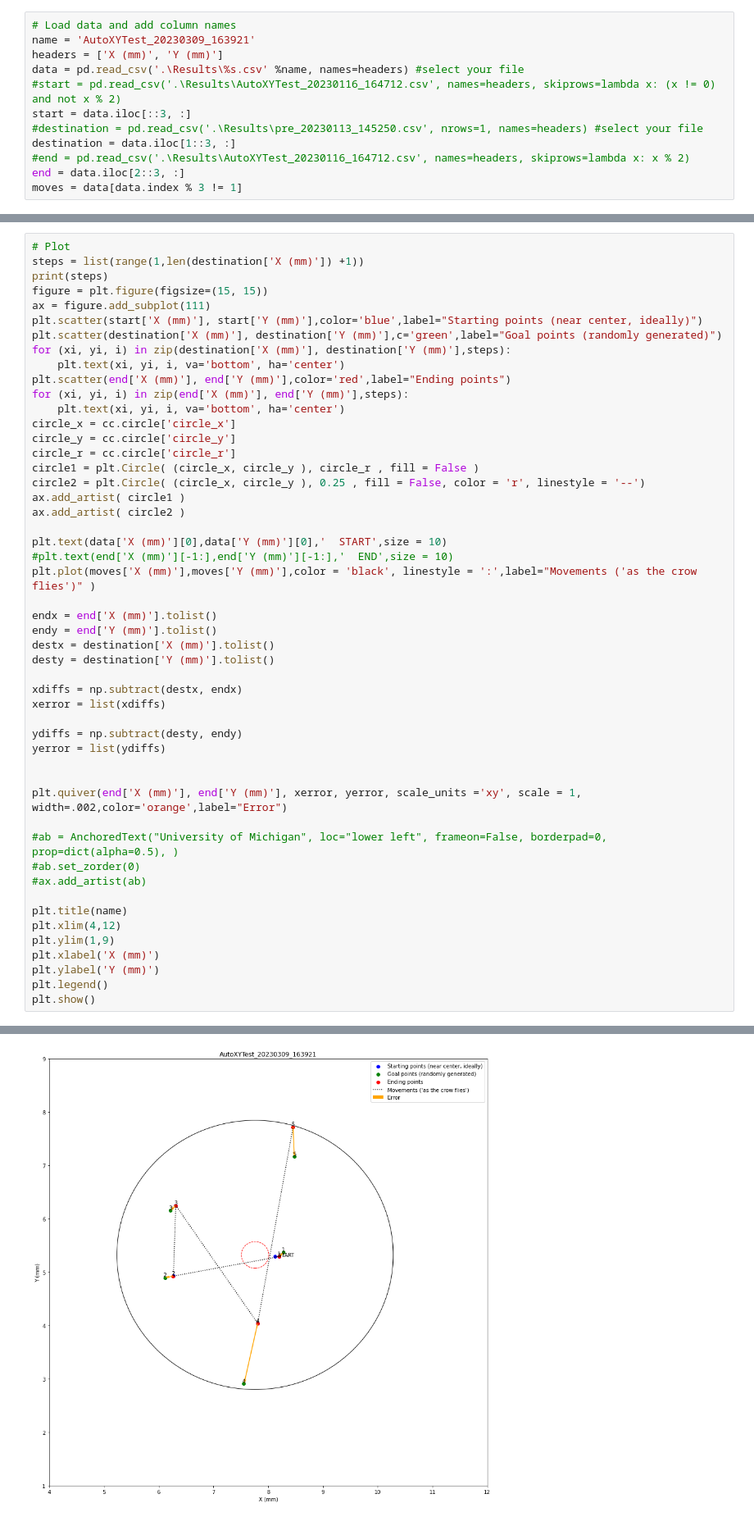
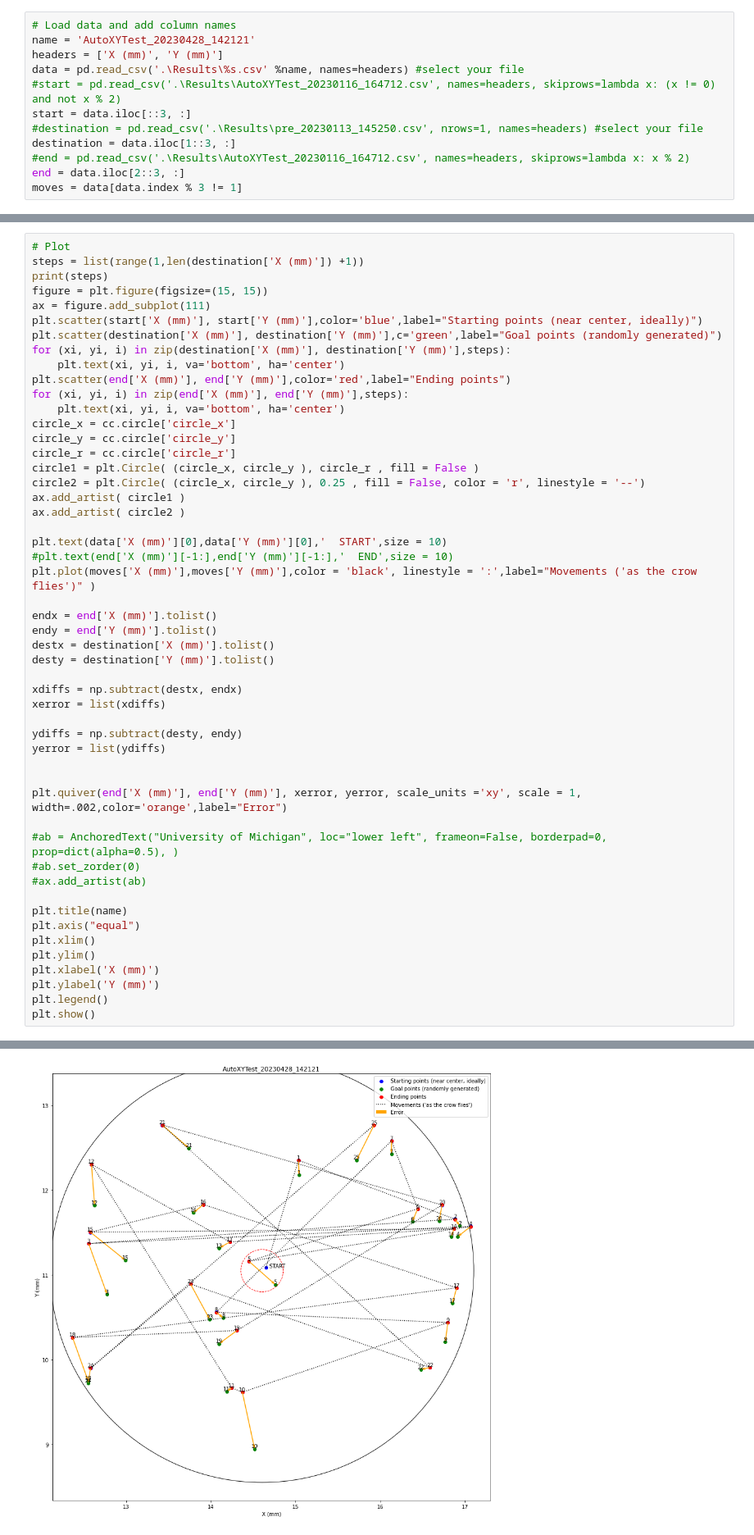
Before and after one commit to rsebok/PiezoProject_UMich, a Jupyter notebook: PlotXYTest.ipynb, the cells around one changed output, grey strips where cells are left out. Shown at 82% size. Cells and saved outputs as stored; diff of their text form.

```diff
--- a/PlotXYTest.ipynb
+++ b/PlotXYTest.ipynb
@@ -9,7 +9,7 @@ import numpy as np
 import config_constants as cc
 # %%
 # Load data and add column names
-name = 'AutoXYTest_20230309_163921'
+name = 'AutoXYTest_20230428_142121'
 headers = ['X (mm)', 'Y (mm)']
 data = pd.read_csv('.\Results\%s.csv' %name, names=headers) #select your file
 #start = pd.read_csv('.\Results\AutoXYTest_20230116_164712.csv', names=headers, skiprows=lambda x: (x != 0) and not x % 2)
@@ -77,8 +83,9 @@ plt.quiver(end['X (mm)'], end['Y (mm)'], xerror, yerror, scale_units ='xy', scal
 #ax.add_artist(ab)
 
 plt.title(name)
-plt.xlim(4,12)
-plt.ylim(1,9)
+plt.axis("equal")
+plt.xlim()
+plt.ylim()
 plt.xlabel('X (mm)')
 plt.ylabel('Y (mm)')
 plt.legend()
@@ -88 +95 @@ plt.show()
-[figure, old version]
+[figure, new version]
```
Also changed, not shown: parts of 2 cells of this notebook, 17 other files.
